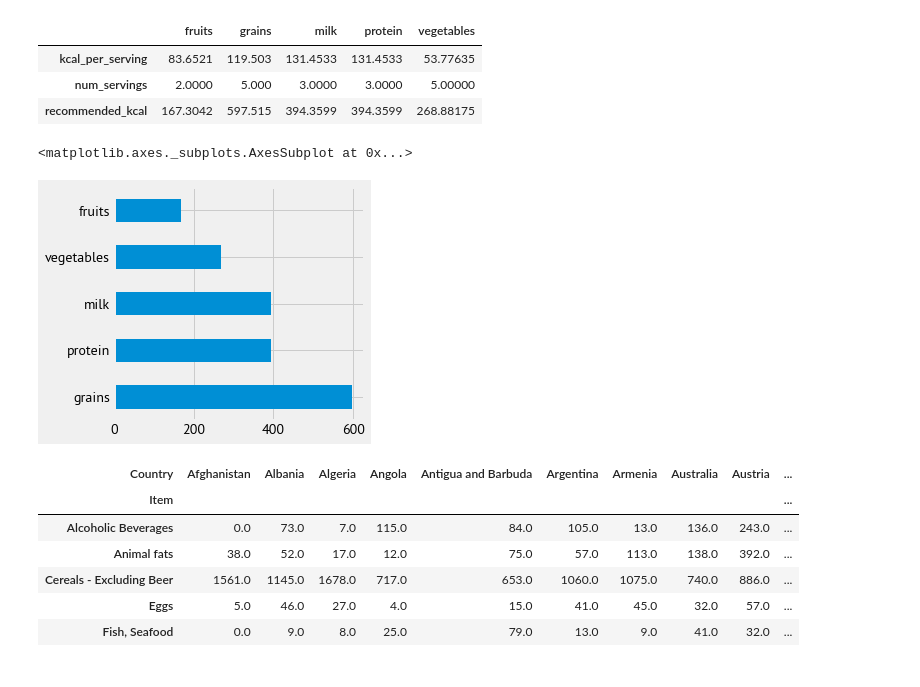
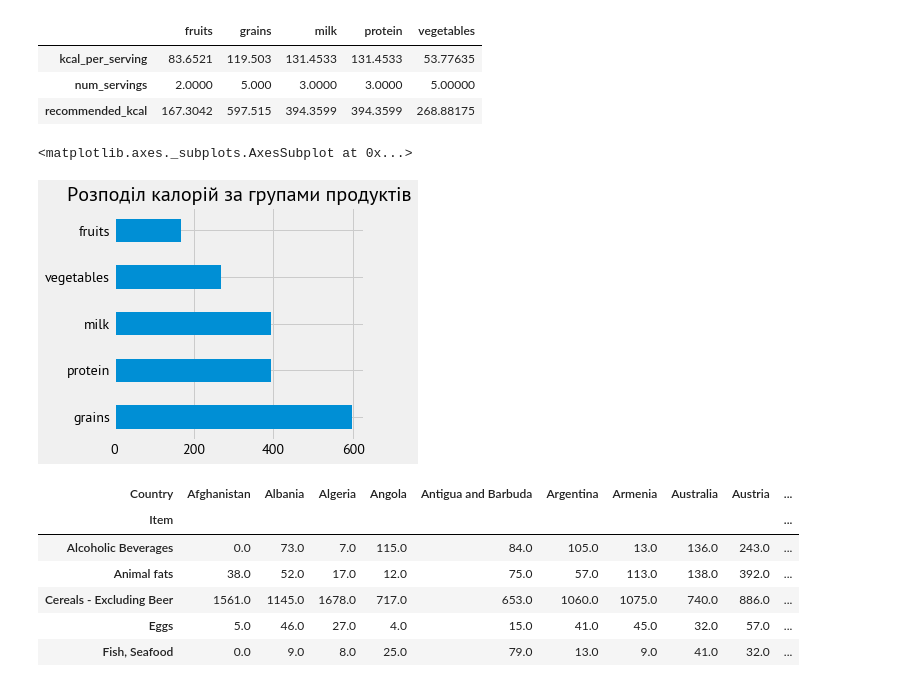
Before and after one commit to Zlira/food_consumption, a Jupyter notebook: Facts for article.ipynb, the cells around one changed output. Saved outputs shown, nothing was run; the diff lists cells and outputs as text; code cells hidden in the pictures.

```diff
--- a/Facts for article.ipynb
+++ b/Facts for article.ipynb
@@ -563,9 +527,9 @@ serving_sizes_kJ = {
 # %%
 # http://database.ukrcensus.gov.ua/Mult/Dialog/varval.asp?ma=000_0204&ti=0204.%20%D0%A0%D0%BE%D0%B7%D0%BF%D0%BE%D0%B4%D1%96%D0%BB%20%D0%BF%D0%BE%D1%81%D1%82%D1%96%D0%B9%D0%BD%D0%BE%D0%B3%D0%BE%20%D0%BD%D0%B0%D1%81%D0%B5%D0%BB%D0%B5%D0%BD%D0%BD%D1%8F%20%D0%B7%D0%B0%20%D1%81%D1%82%D0%B0%D1%82%D1%82%D1%8E,%20%D0%B2%D1%96%D0%BA%D0%BE%D0%B2%D0%B8%D0%BC%D0%B8%20%D0%B3%D1%80%D1%83%D0%BF%D0%B0%D0%BC%D0%B8%20%D1%82%D0%B0%20%D1%82%D0%B8%D0%BF%D0%BE%D0%BC%20%D0%BF%D0%BE%D1%81%D0%B5%D0%BB%D0%B5%D0%BD%D1%8C%20(0,1)&path=../Database/Population/02/02/&lang=1&multilang=uk
-ua_demographic_structure = pd.read_csv('./ua_demographic_structure.csv', sep='\t')
+ua_demographic_structure = pd.read_csv('./data/ua_demographic_structure.csv', sep='\t')
 # %%
 # https://www.eatforhealth.gov.au/food-essentials/how-much-do-we-need-each-day/recommended-number-serves-adults
-recommended_servings = pd.read_csv('./recommended_servings.csv', sep='\t')
+recommended_servings = pd.read_csv('./data/recommended_servings.csv', sep='\t')
 # %%
 recommended_servings
 # %% [output]
@@ -624,10 +589,11 @@ guidelines
 | num_servings | 2.0000 | 5.000 | 3.0000 | 3.0000 | 5.00000 |
 | recommended_kcal | 167.3042 | 597.515 | 394.3599 | 394.3599 | 268.88175 |
 # %%
-guidelines.loc['recommended_kcal'].sort_values(ascending=False).plot.barh(figsize=(4, 4))
+(guidelines.loc['recommended_kcal'].sort_values(ascending=False)
+ .plot.barh(figsize=(4, 4), title='Розподіл калорій за групами продуктів'))
 # %% [output]
 <matplotlib.axes._subplots.AxesSubplot at 0x...>
-[figure, old version]
+[figure, new version]
 # %%
 groups = {
     'alcohol': ['Alcoholic Beverages', ],
```
Also changed, not shown: parts of 75 cells of this notebook.
